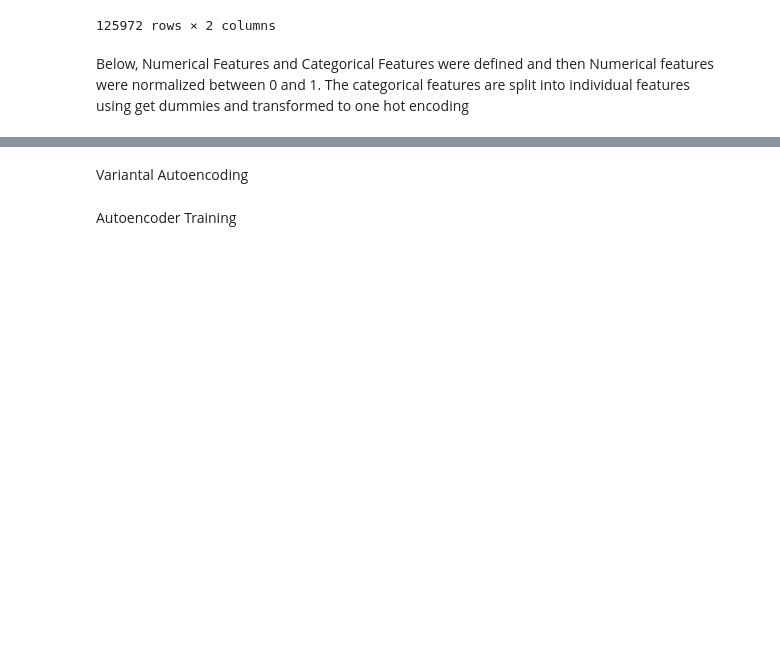
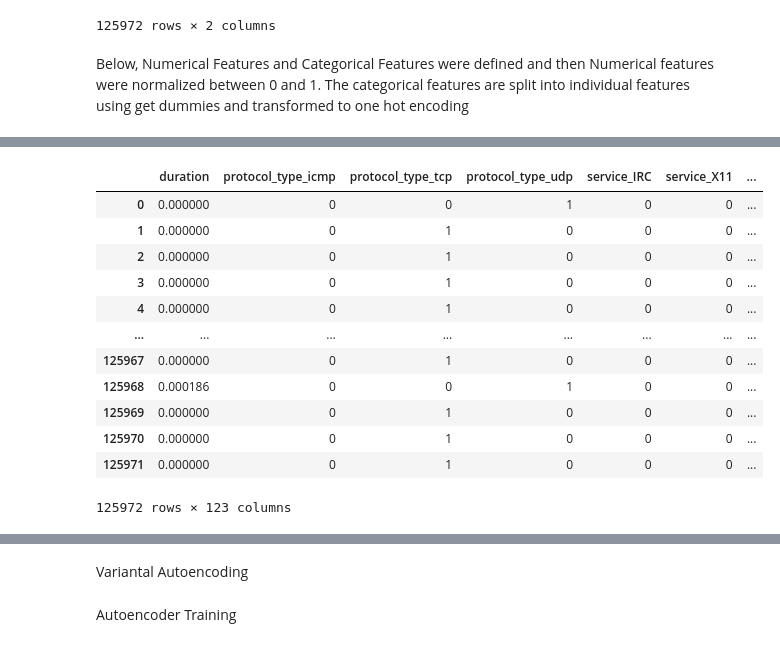
Before and after one commit to roguetech/ML-NIDS, a Jupyter notebook: Network_Instrusion_detection.ipynb, the cells around one changed output, grey strips where cells are left out. Cells and saved outputs as stored; diff of their text form; code cells hidden in the pictures; blank space fills up the shorter version.

```diff
--- a/Network_Instrusion_detection.ipynb
+++ b/Network_Instrusion_detection.ipynb
@@ -194,0 +245,7 @@ pd.DataFrame(scaled, columns=numeric_features_columns)
+# %%
+categorical_features_headings = ['protocol_type','service','flag']
+
+categorical_features = training_set[categorical_features_headings]
+
+categorical_features = pd.get_dummies(categorical_features,columns=categorical_features_headings)
+categorical_features.head()
@@ -194,0 +278,25 @@ pd.DataFrame(scaled, columns=numeric_features_columns)
+# %%
+from sklearn.model_selection import train_test_split
+duration = pd.DataFrame(numeric_features['duration'])
+#duration = pd.DataFrame(training_set_num['duration'])
+duration
+
+train_X = categorical_features.join(numeric_features.drop(['duration'], axis='columns'))
+#train_X = categorical_features.join(training_set_num.drop(['duration'], axis='columns'))
+train_X = duration.join(train_X)
+
+train_X
+# %% [output]
+|  | duration | protocol_type_icmp | protocol_type_tcp | protocol_type_udp | service_IRC | service_X11 | ... |
+| 0 | 0.000000 | 0 | 0 | 1 | 0 | 0 | ... |
+| 1 | 0.000000 | 0 | 1 | 0 | 0 | 0 | ... |
+| 2 | 0.000000 | 0 | 1 | 0 | 0 | 0 | ... |
+| 3 | 0.000000 | 0 | 1 | 0 | 0 | 0 | ... |
+| 4 | 0.000000 | 0 | 1 | 0 | 0 | 0 | ... |
+| ... | ... | ... | ... | ... | ... | ... | ... |
+| 125967 | 0.000000 | 0 | 1 | 0 | 0 | 0 | ... |
+| 125968 | 0.000186 | 0 | 0 | 1 | 0 | 0 | ... |
+| 125969 | 0.000000 | 0 | 1 | 0 | 0 | 0 | ... |
+| 125970 | 0.000000 | 0 | 1 | 0 | 0 | 0 | ... |
+| 125971 | 0.000000 | 0 | 1 | 0 | 0 | 0 | ... |
+125972 rows × 123 columns
```
Also changed, not shown: parts of 25 cells of this notebook.
